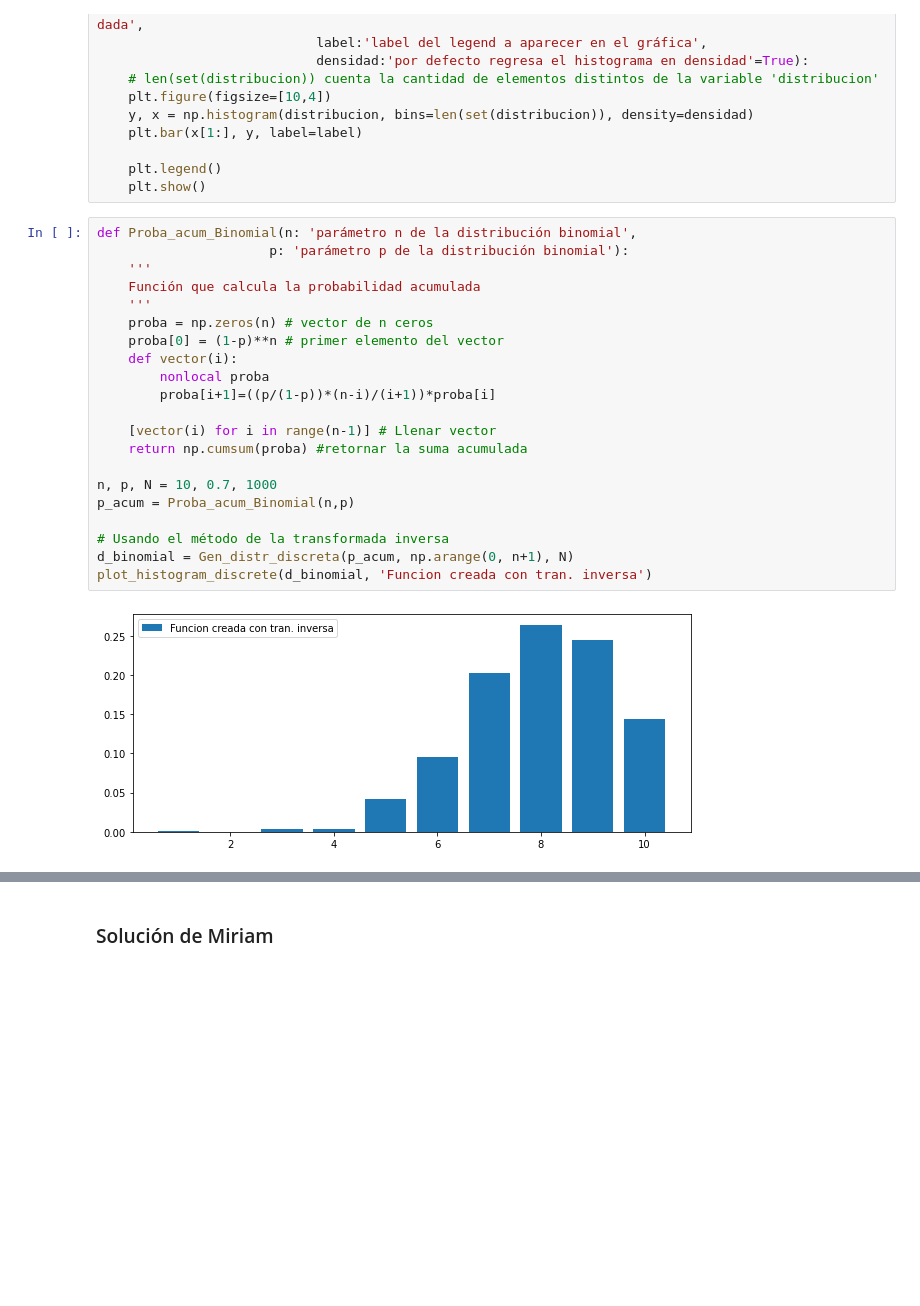
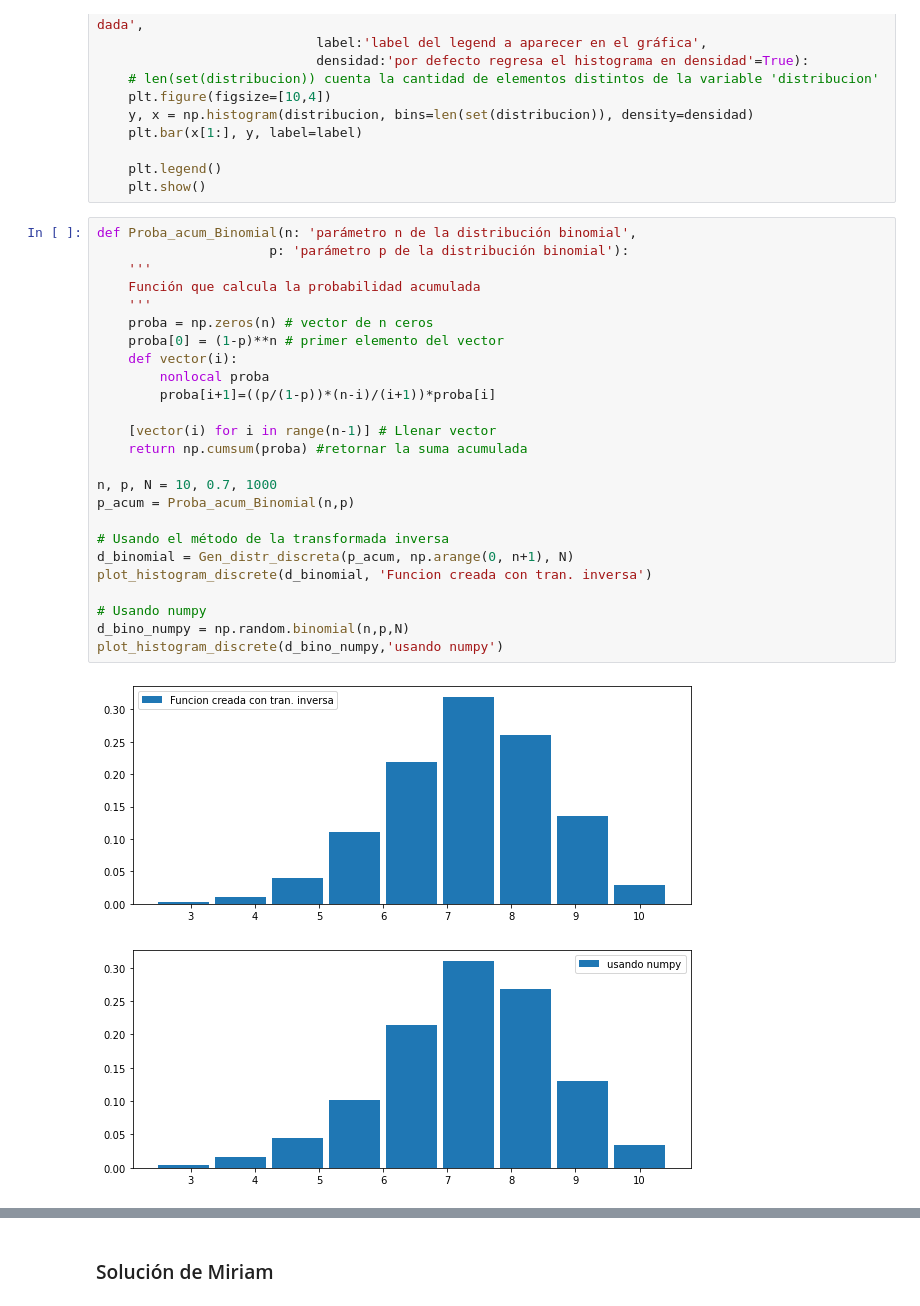
Before and after one commit to Miriam1999/Tarea5_LEspinosa_MERosas, a Jupyter notebook: Tarea5_LEspinosa_MERosas.ipynb, the cells around one changed output, grey strips where cells are left out. Saved outputs shown, nothing was run; the diff lists cells and outputs as text; blank space fills up the shorter version.

```diff
--- a/Tarea5_LEspinosa_MERosas.ipynb
+++ b/Tarea5_LEspinosa_MERosas.ipynb
@@ -158,23 +158,28 @@ def plot_histogram_discrete(distribucion:'señal de varibles aleatorias de un di
 # %%
 def Proba_acum_Binomial(n: 'parámetro n de la distribución binomial',
                       p: 'parámetro p de la distribución binomial'):
     '''
     Función que calcula la probabilidad acumulada
     '''
     proba = np.zeros(n) # vector de n ceros
     proba[0] = (1-p)**n # primer elemento del vector
     def vector(i):
         nonlocal proba
         proba[i+1]=((p/(1-p))*(n-i)/(i+1))*proba[i]
 
     [vector(i) for i in range(n-1)] # Llenar vector
     return np.cumsum(proba) #retornar la suma acumulada
 
 n, p, N = 10, 0.7, 1000
 p_acum = Proba_acum_Binomial(n,p)
 
 # Usando el método de la transformada inversa
 d_binomial = Gen_distr_discreta(p_acum, np.arange(0, n+1), N)
 plot_histogram_discrete(d_binomial, 'Funcion creada con tran. inversa')
+
+# Usando numpy
+d_bino_numpy = np.random.binomial(n,p,N)
+plot_histogram_discrete(d_bino_numpy,'usando numpy')
 # %% [output]
-[figure, old version]
+[figure, new version]
+[figure, added]
```
Also changed, not shown: parts of 1 cell of this notebook.
